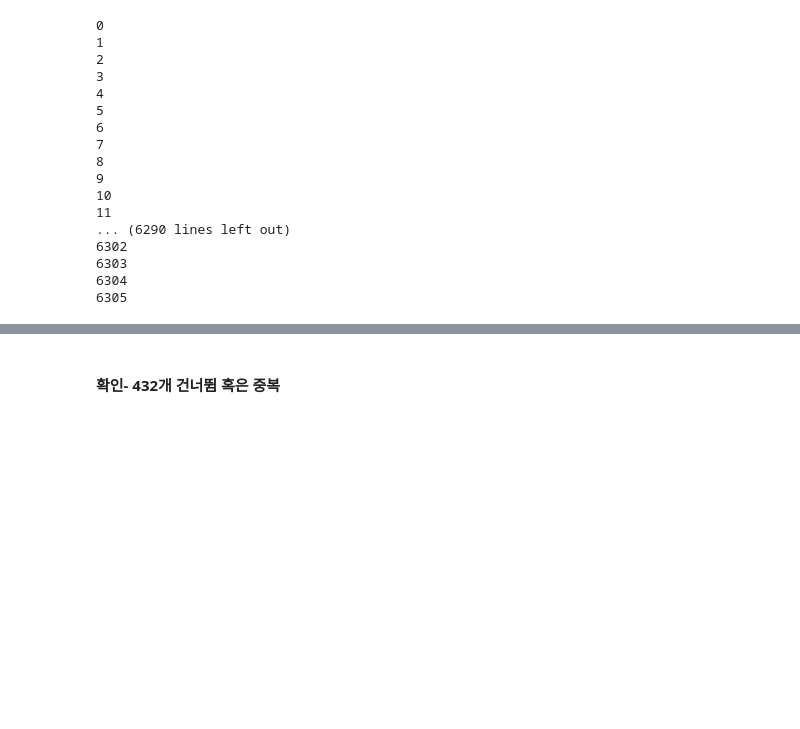
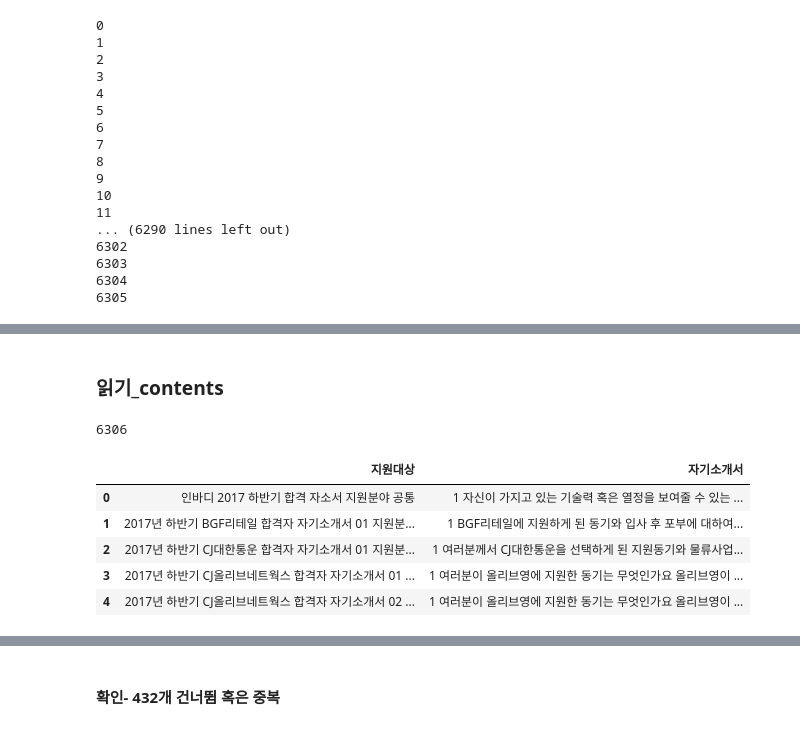
Before and after one commit to firstock/justBackup, a Jupyter notebook: utility/scrap_passSelfintro.ipynb, the cells around one changed output, grey strips where cells are left out. Drawn from its saved outputs; the diff is of its cells as text; code cells hidden in the pictures; blank space fills up the shorter version.

```diff
--- a/utility/scrap_passSelfintro.ipynb
+++ b/utility/scrap_passSelfintro.ipynb
@@ -267,0 +244,2 @@ with open('data/passContents.csv', 'w', newline='', encoding='cp949') as csv_fil
+# %% [markdown]
+### 읽기_contents
@@ -267,0 +254,13 @@ with open('data/passContents.csv', 'w', newline='', encoding='cp949') as csv_fil
+# %%
+len(content)
+# %% [output]
+6306
+# %%
+content.head()
+# %% [output]
+|  | 지원대상 | 자기소개서 |
+| 0 | 인바디 2017 하반기 합격 자소서 지원분야 공통 | 1 자신이 가지고 있는 기술력 혹은 열정을 보여줄 수 있는 ... |
+| 1 | 2017년 하반기 BGF리테일 합격자 자기소개서 01 지원분... | 1 BGF리테일에 지원하게 된 동기와 입사 후 포부에 대하여... |
+| 2 | 2017년 하반기 CJ대한통운 합격자 자기소개서 01 지원분... | 1 여러분께서 CJ대한통운을 선택하게 된 지원동기와 물류사업... |
+| 3 | 2017년 하반기 CJ올리브네트웍스 합격자 자기소개서 01 ... | 1 여러분이 올리브영에 지원한 동기는 무엇인가요 올리브영이 ... |
+| 4 | 2017년 하반기 CJ올리브네트웍스 합격자 자기소개서 02 ... | 1 여러분이 올리브영에 지원한 동기는 무엇인가요 올리브영이 ... |
```
Also changed, not shown: parts of 20 cells of this notebook, 2 other files.
